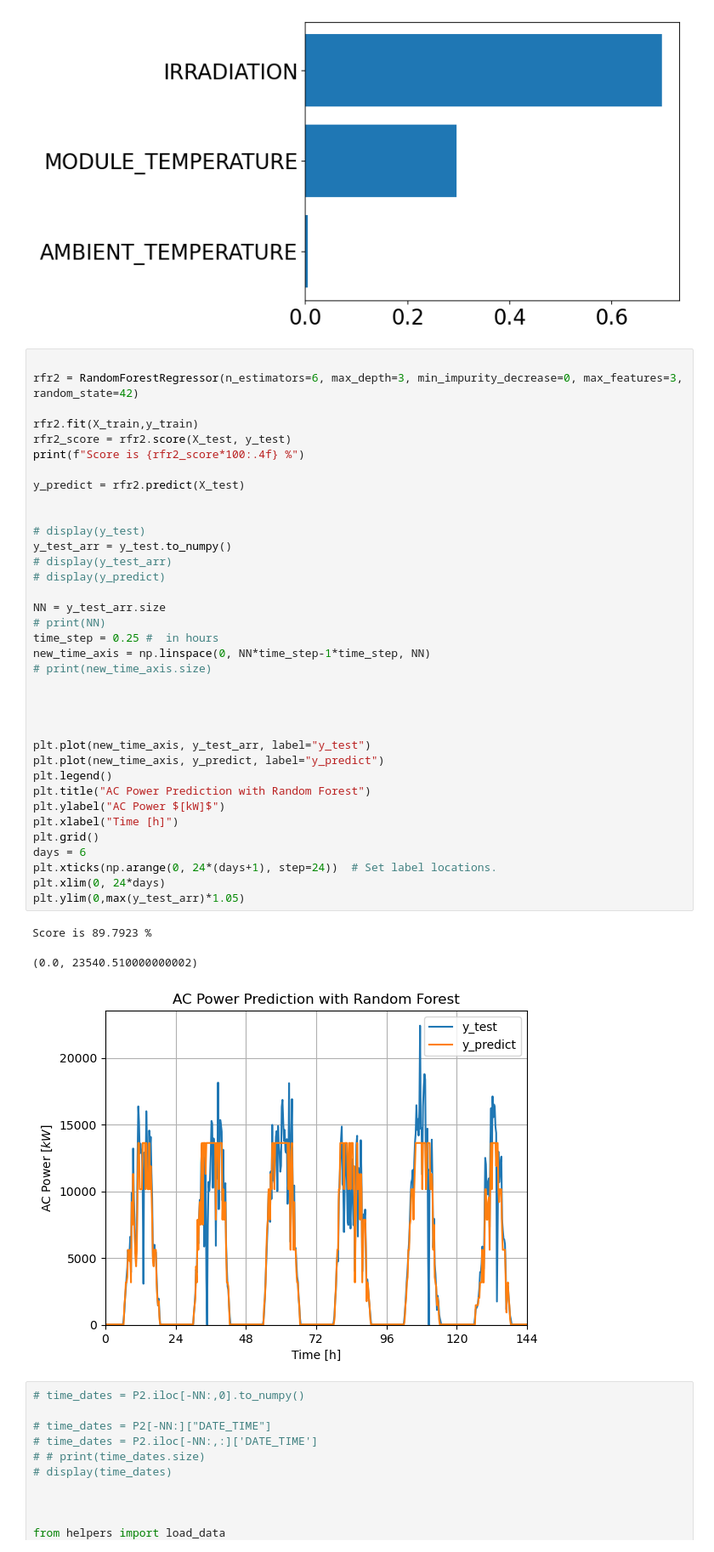
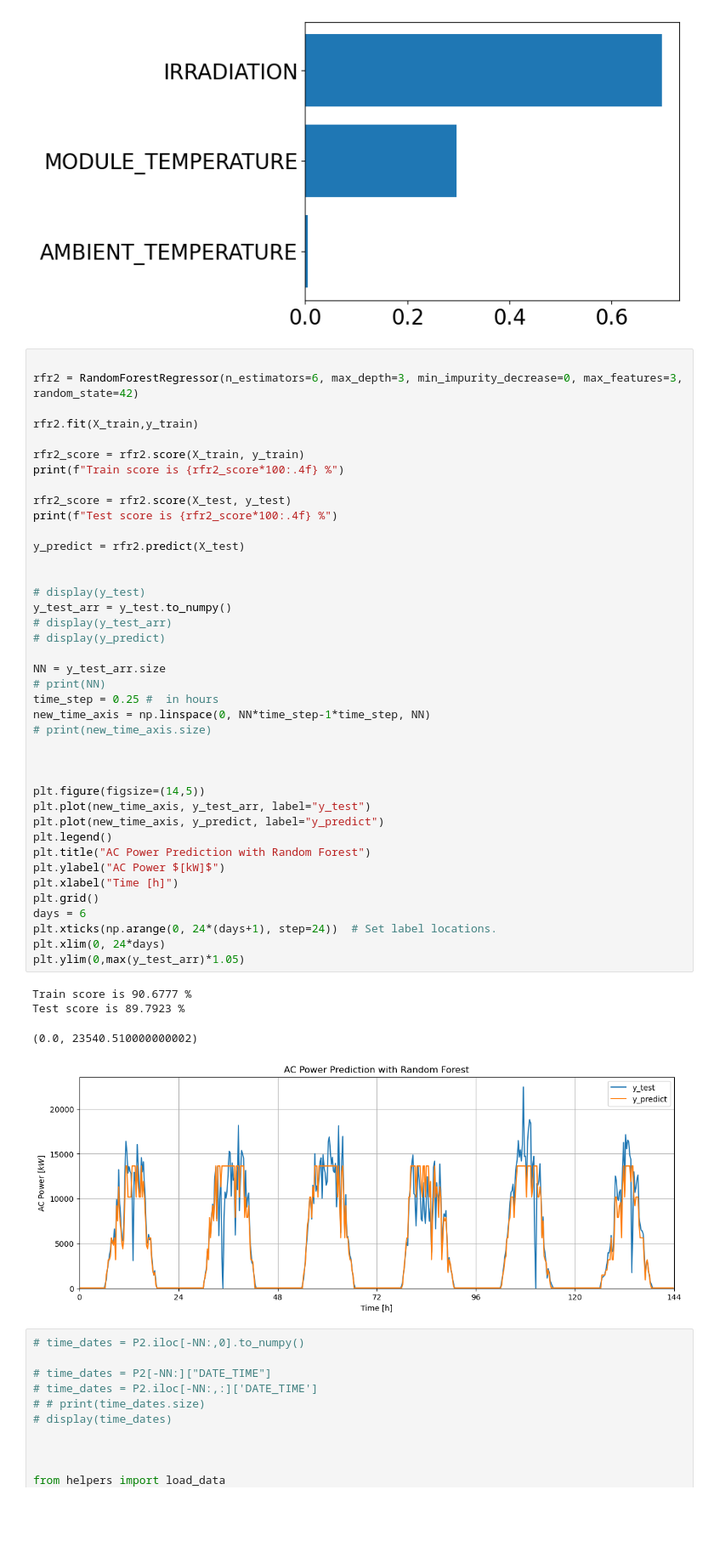
Before and after one commit to Enginedeer/AML_project, a Jupyter notebook: andi_AML_v2.ipynb, the cells around one changed output. Shown at 85% size. Cells and saved outputs as stored; diff of their text form; blank space fills up the shorter version.

```diff
--- a/andi_AML_v2.ipynb
+++ b/andi_AML_v2.ipynb
@@ -448,41 +448,46 @@ Score is 88.4183 %
 rfr2 = RandomForestRegressor(n_estimators=6, max_depth=3, min_impurity_decrease=0, max_features=3, random_state=42)
 
 rfr2.fit(X_train,y_train)
+
+rfr2_score = rfr2.score(X_train, y_train)
+print(f"Train score is {rfr2_score*100:.4f} %")
+
 rfr2_score = rfr2.score(X_test, y_test)
-print(f"Score is {rfr2_score*100:.4f} %")
+print(f"Test score is {rfr2_score*100:.4f} %")
 
 y_predict = rfr2.predict(X_test)
 
 
 # display(y_test)
 y_test_arr = y_test.to_numpy()
 # display(y_test_arr)
 # display(y_predict)
 
 NN = y_test_arr.size
 # print(NN)
 time_step = 0.25 #  in hours
 new_time_axis = np.linspace(0, NN*time_step-1*time_step, NN)
 # print(new_time_axis.size)
 
 
 
-
+plt.figure(figsize=(14,5))
 plt.plot(new_time_axis, y_test_arr, label="y_test")
 plt.plot(new_time_axis, y_predict, label="y_predict")
 plt.legend()
 plt.title("AC Power Prediction with Random Forest")
 plt.ylabel("AC Power $[kW]$")
 plt.xlabel("Time [h]")
 plt.grid()
 days = 6
 plt.xticks(np.arange(0, 24*(days+1), step=24))  # Set label locations.
 plt.xlim(0, 24*days)
 plt.ylim(0,max(y_test_arr)*1.05)
 # %% [output]
-Score is 89.7923 %
+Train score is 90.6777 %
+Test score is 89.7923 %
 (0.0, 23540.510000000002)
-[figure, old version]
+[figure, new version]
 # %%
 # time_dates = P2.iloc[-NN:,0].to_numpy()
 
```
Also changed, not shown: parts of 1 cell of this notebook.
